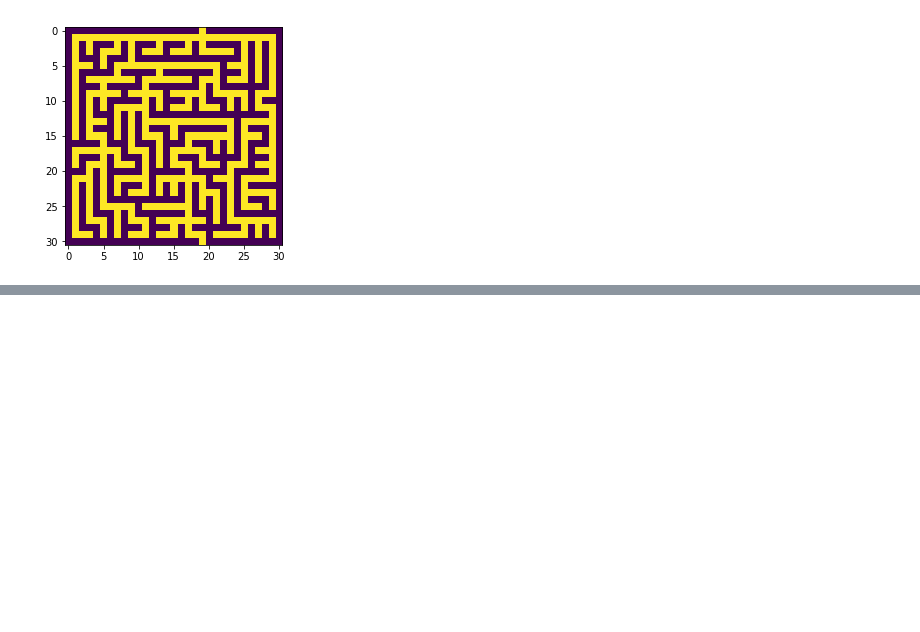
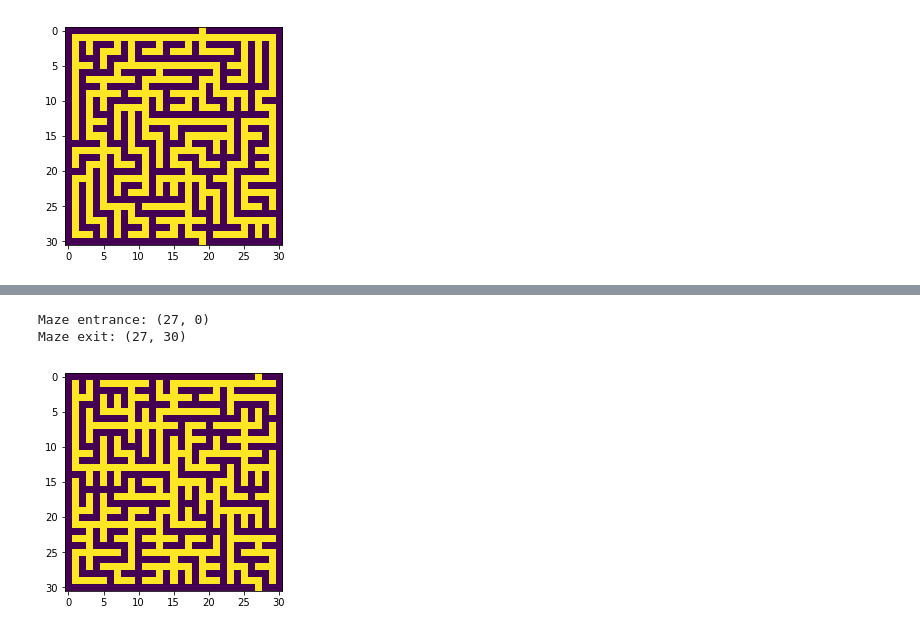
Before and after one commit to wroberts/pydaedalus, a Jupyter notebook: demo.ipynb, the cells around one changed output, grey strips where cells are left out. Saved outputs shown, nothing was run; the diff lists cells and outputs as text; code cells hidden in the pictures; blank space fills up the shorter version.

```diff
--- a/demo.ipynb
+++ b/demo.ipynb
@@ -58,0 +65,6 @@ Maze exit: (19, 30)
+# %%
+show_maze(make_maze((31,31), Maze.create_prim))
+# %% [output]
+Maze entrance: (27, 0)
+Maze exit: (27, 30)
+[figure, added]
```
Also changed, not shown: parts of 1 cell of this notebook.
